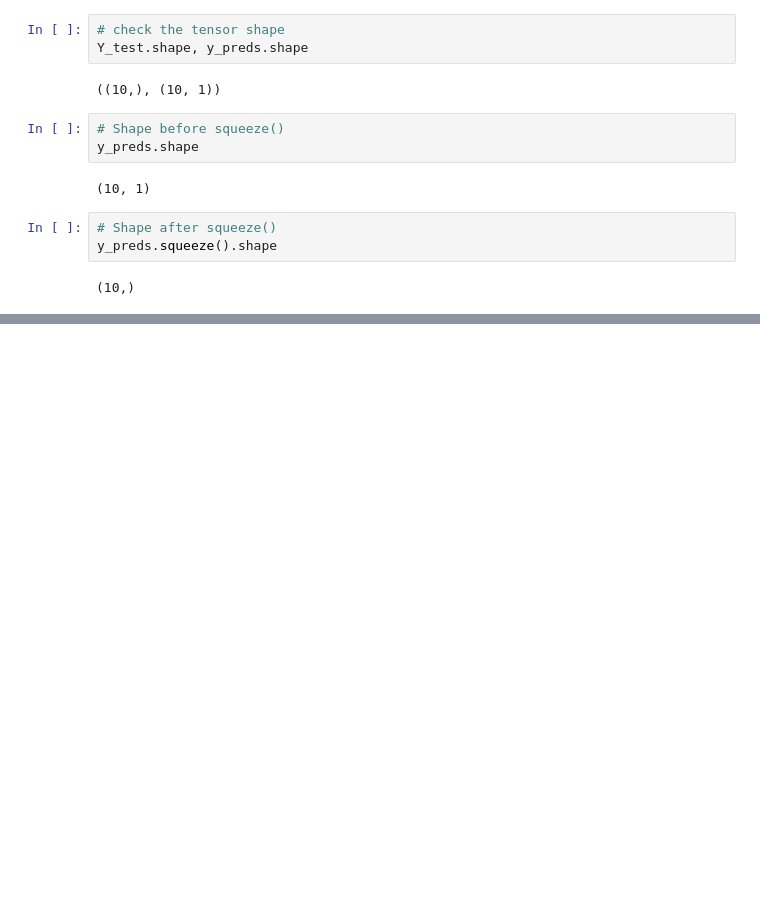
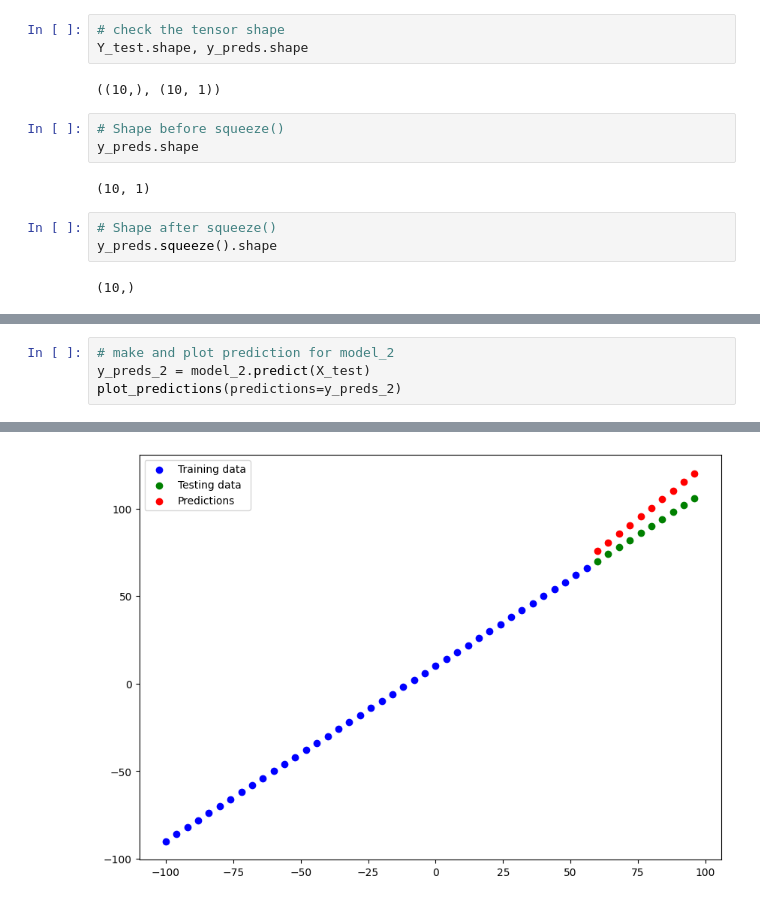
Before and after one commit to beniamine3155/deep_learning_tensorflow, a Jupyter notebook: neural_network_regression.ipynb, the cells around one changed output, grey strips where cells are left out. Cells and saved outputs as stored; diff of their text form; blank space fills up the shorter version.

```diff
--- a/neural_network_regression.ipynb
+++ b/neural_network_regression.ipynb
@@ -386,0 +482,5 @@ tf.reduce_mean(tf.abs(Y_test - y_preds.squeeze()))
+# %%
+# make and plot prediction for model_2
+y_preds_2 = model_2.predict(X_test)
+plot_predictions(predictions=y_preds_2)
+# %% [output]
@@ -386,0 +489 @@ tf.reduce_mean(tf.abs(Y_test - y_preds.squeeze()))
+[figure, added]
```
Also changed, not shown: parts of 70 cells of this notebook.
